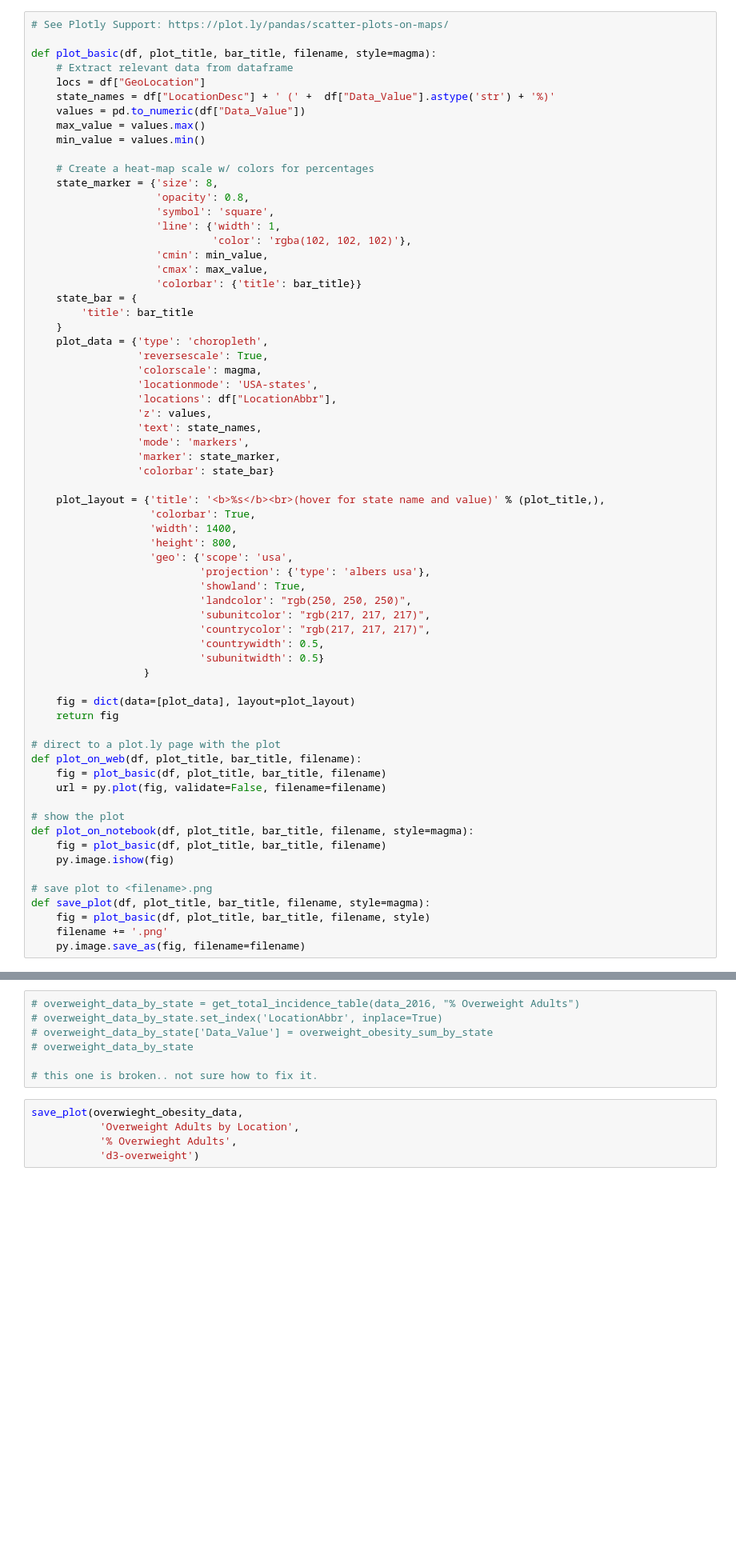
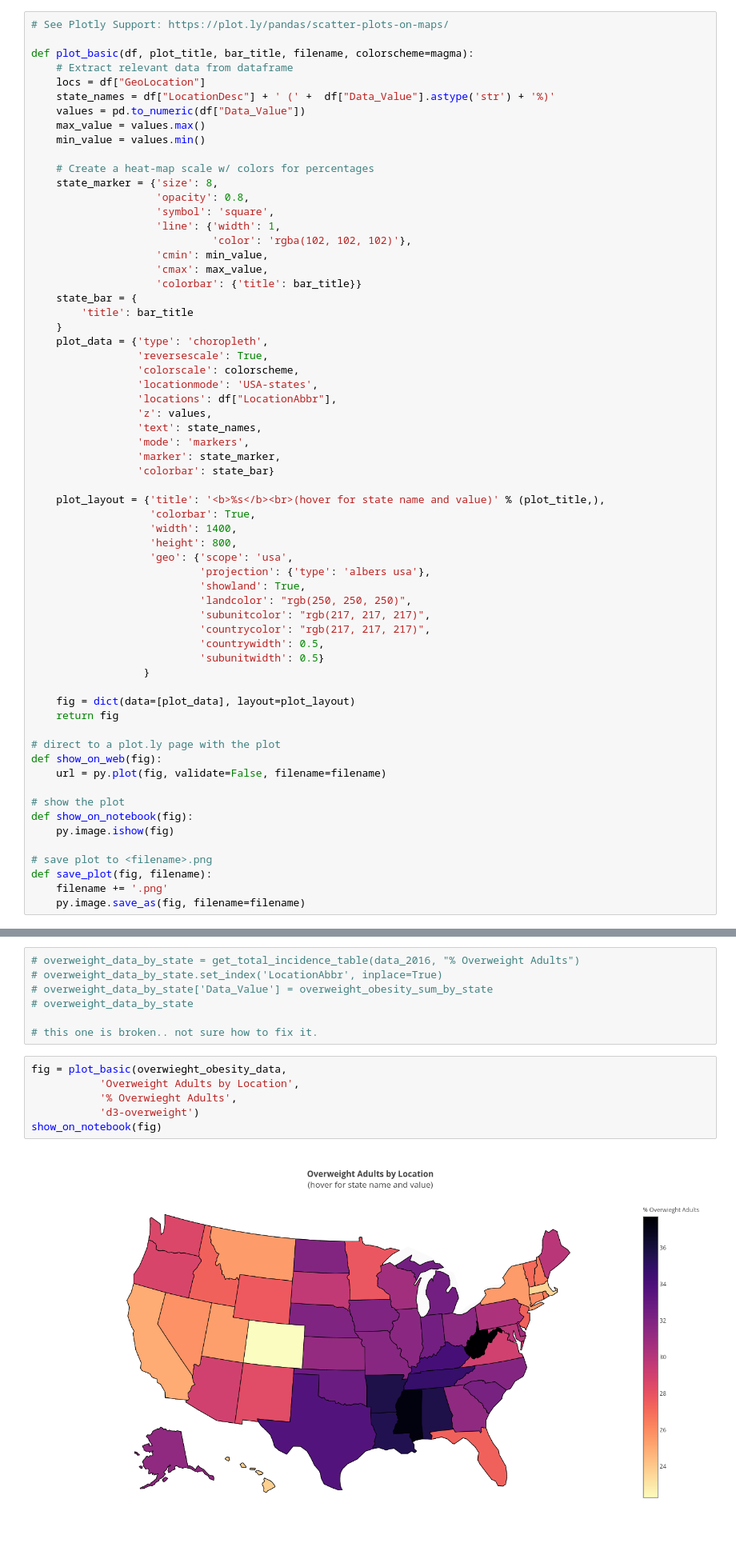
Before and after one commit to alankritjoshi/cs6220f17project2, a Jupyter notebook: 02_working/process_dataset.ipynb, the cells around one changed output, grey strips where cells are left out. Shown at 80% size. Cells and saved outputs as stored; diff of their text form; blank space fills up the shorter version.

```diff
--- a/02_working/process_dataset.ipynb
+++ b/02_working/process_dataset.ipynb
@@ -120,7 +120,7 @@ extract_longs = np.vectorize(extract_long)
 # %%
 # See Plotly Support: https://plot.ly/pandas/scatter-plots-on-maps/
 
-def plot_basic(df, plot_title, bar_title, filename, style=magma):
+def plot_basic(df, plot_title, bar_title, filename, colorscheme=magma):
     # Extract relevant data from dataframe
     locs = df["GeoLocation"]
     state_names = df["LocationDesc"] + ' (' +  df["Data_Value"].astype('str') + '%)'
@@ -142,7 +142,7 @@ def plot_basic(df, plot_title, bar_title, filename, style=magma):
     }
     plot_data = {'type': 'choropleth',
                  'reversescale': True,
-                 'colorscale': magma,
+                 'colorscale': colorscheme,
                  'locationmode': 'USA-states',
                  'locations': df["LocationAbbr"],
                  'z': values,
@@ -169,18 +169,15 @@ def plot_basic(df, plot_title, bar_title, filename, style=magma):
     return fig
 
 # direct to a plot.ly page with the plot
-def plot_on_web(df, plot_title, bar_title, filename):
-    fig = plot_basic(df, plot_title, bar_title, filename)
+def show_on_web(fig):
     url = py.plot(fig, validate=False, filename=filename)
 
 # show the plot
-def plot_on_notebook(df, plot_title, bar_title, filename, style=magma):
-    fig = plot_basic(df, plot_title, bar_title, filename)
+def show_on_notebook(fig):
     py.image.ishow(fig)
 
 # save plot to <filename>.png
-def save_plot(df, plot_title, bar_title, filename, style=magma):
-    fig = plot_basic(df, plot_title, bar_title, filename, style)
+def save_plot(fig, filename):
     filename += '.png'
     py.image.save_as(fig, filename=filename)
 # %%
@@ -230,10 +223,13 @@ overwieght_obesity_data
 
 # this one is broken.. not sure how to fix it.
 # %%
-save_plot(overwieght_obesity_data,
+fig = plot_basic(overwieght_obesity_data,
            'Overweight Adults by Location',
            '% Overwieght Adults',
            'd3-overweight')
+show_on_notebook(fig)
+# %% [output]
+[figure, added]
 # %% [markdown]
 # Visualizing Inactivity by Location
 # %%
```
Also changed, not shown: parts of 4 cells of this notebook.
